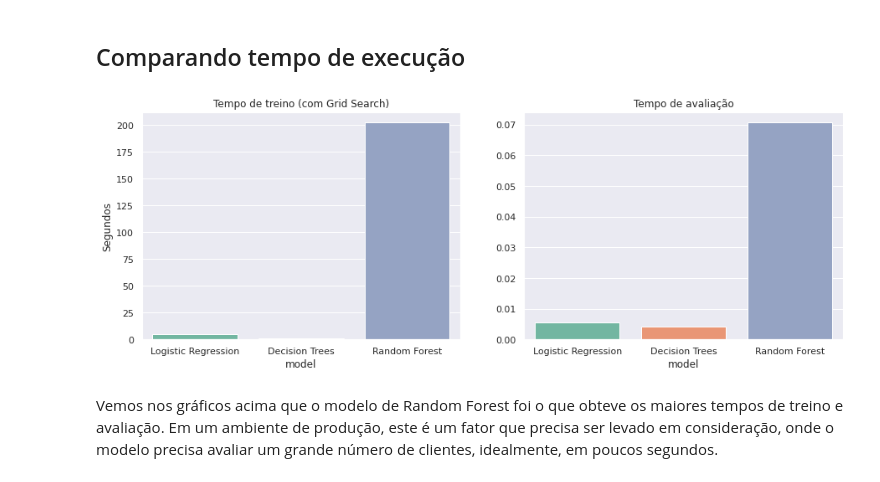
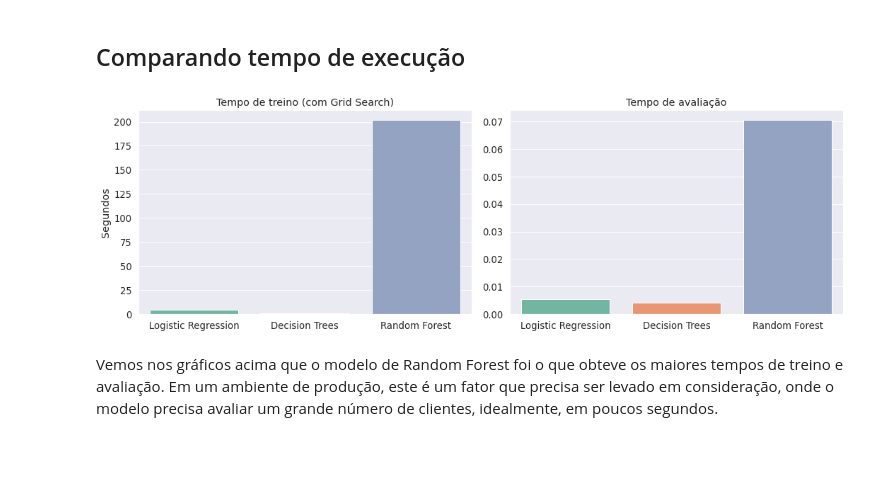
Before and after one commit to Franklin-oliveira/statlog_credit_risk, a Jupyter notebook: notebooks/03_model_comparison.ipynb, the cells around one changed output. Cells and saved outputs as stored; diff of their text form; code cells hidden in the pictures; blank space fills up the shorter version.

```diff
--- a/notebooks/03_model_comparison.ipynb
+++ b/notebooks/03_model_comparison.ipynb
@@ -17,7 +17,7 @@ from datetime import datetime
 model_path = Path('../models')
 outpath = Path('../src')
 
-sns.set()
+sns.set(font_scale=1.2)
 # %% [markdown]
 ## Importando métricas
 # %%
@@ -50,20 +50,23 @@ time_metrics = pd.DataFrame({
 # %%
 fig, ax = plt.subplots(1, 2, figsize=(15, 5))
 
 sns.barplot(x='model', y='train_time', data=time_metrics,
             ax=ax[0], palette="Set2")
 sns.barplot(x='model', y='eval_time', data=time_metrics,
             ax=ax[1], palette="Set2")
 
 # labels
 ax[0].set_ylabel('Segundos')
 ax[1].set_ylabel('')
+ax[0].set_xlabel('')
+ax[1].set_xlabel('')
 ax[0].set_title('Tempo de treino (com Grid Search)')
 ax[1].set_title('Tempo de avaliação')
 
+plt.tight_layout()
 plt.savefig(f'{outpath}/time_comparison.png')
 # %% [output]
-[figure, old version]
+[figure, new version]
 # %% [markdown]
 Vemos nos gráficos acima que o modelo de Random Forest foi o que obteve os maiores tempos de treino e avaliação. Em um ambiente de produção, este é um fator que precisa ser levado em consideração, onde o modelo precisa avaliar um grande número de clientes, idealmente, em poucos segundos.
 # %% [markdown]
```
Also changed, not shown: parts of 1 cell of this notebook, 2 other files.
